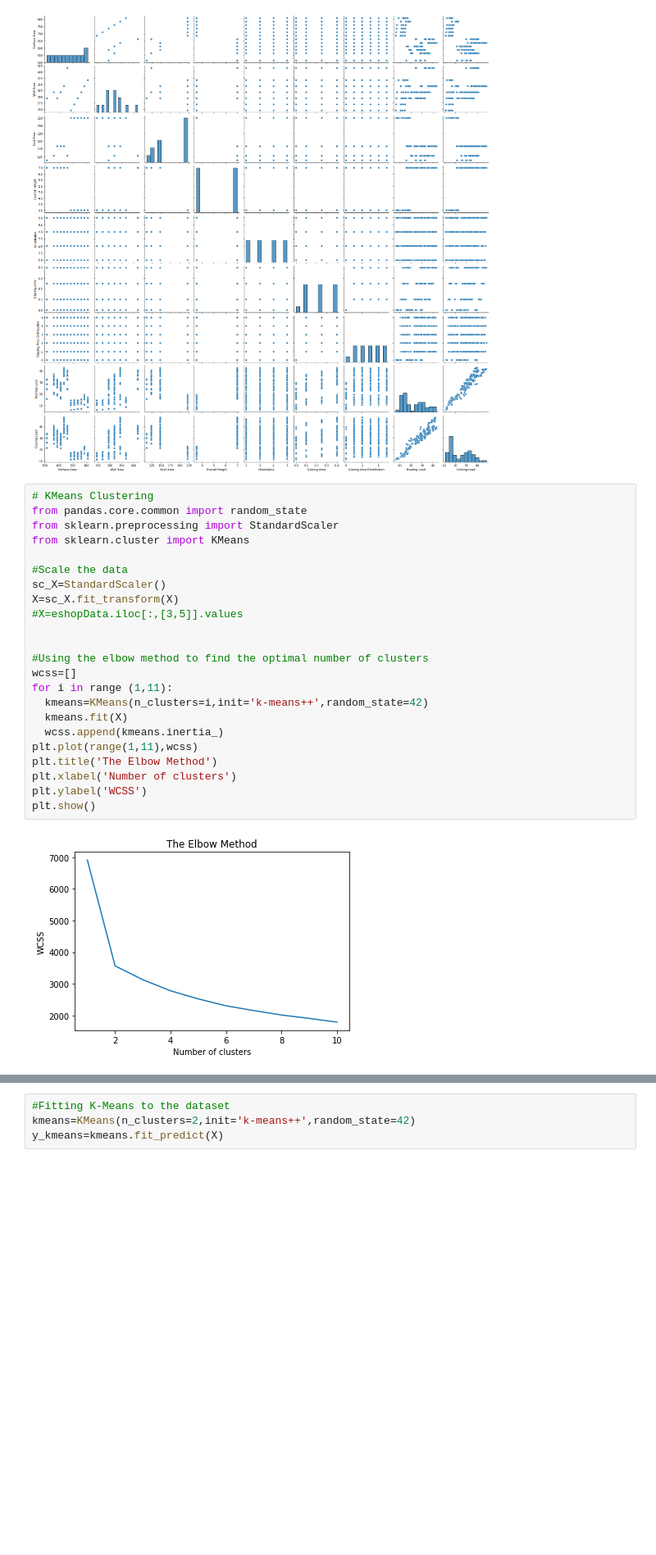
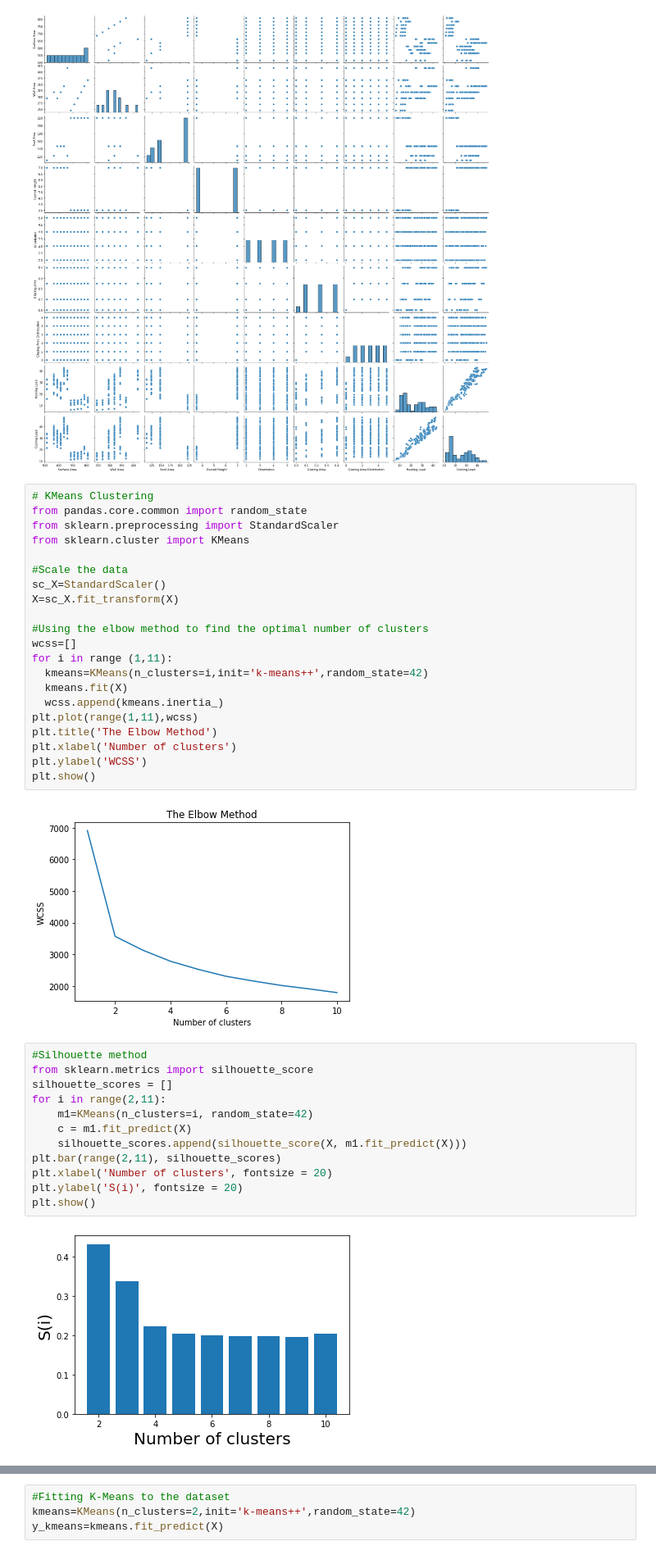
Before and after one commit to uzeziogho/MLDM, a Jupyter notebook: Clustering.ipynb, the cells around one changed output, grey strips where cells are left out. Shown at 82% size. Saved outputs shown, nothing was run; the diff lists cells and outputs as text; blank space fills up the shorter version.

```diff
--- a/Clustering.ipynb
+++ b/Clustering.ipynb
@@ -84,8 +84,6 @@ from sklearn.cluster import KMeans
 #Scale the data
 sc_X=StandardScaler()
 X=sc_X.fit_transform(X)
-#X=eshopData.iloc[:,[3,5]].values
-
 
 #Using the elbow method to find the optimal number of clusters
 wcss=[]
@@ -100,3 +98,17 @@ plt.ylabel('WCSS')
 plt.show()
 # %% [output]
 [figure]
+# %%
+#Silhouette method
+from sklearn.metrics import silhouette_score
+silhouette_scores = []
+for i in range(2,11):
+    m1=KMeans(n_clusters=i, random_state=42)
+    c = m1.fit_predict(X)
+    silhouette_scores.append(silhouette_score(X, m1.fit_predict(X)))
+plt.bar(range(2,11), silhouette_scores)
+plt.xlabel('Number of clusters', fontsize = 20)
+plt.ylabel('S(i)', fontsize = 20)
+plt.show()
+# %% [output]
+[figure, added]
```
Also changed, not shown: parts of 10 cells of this notebook.
